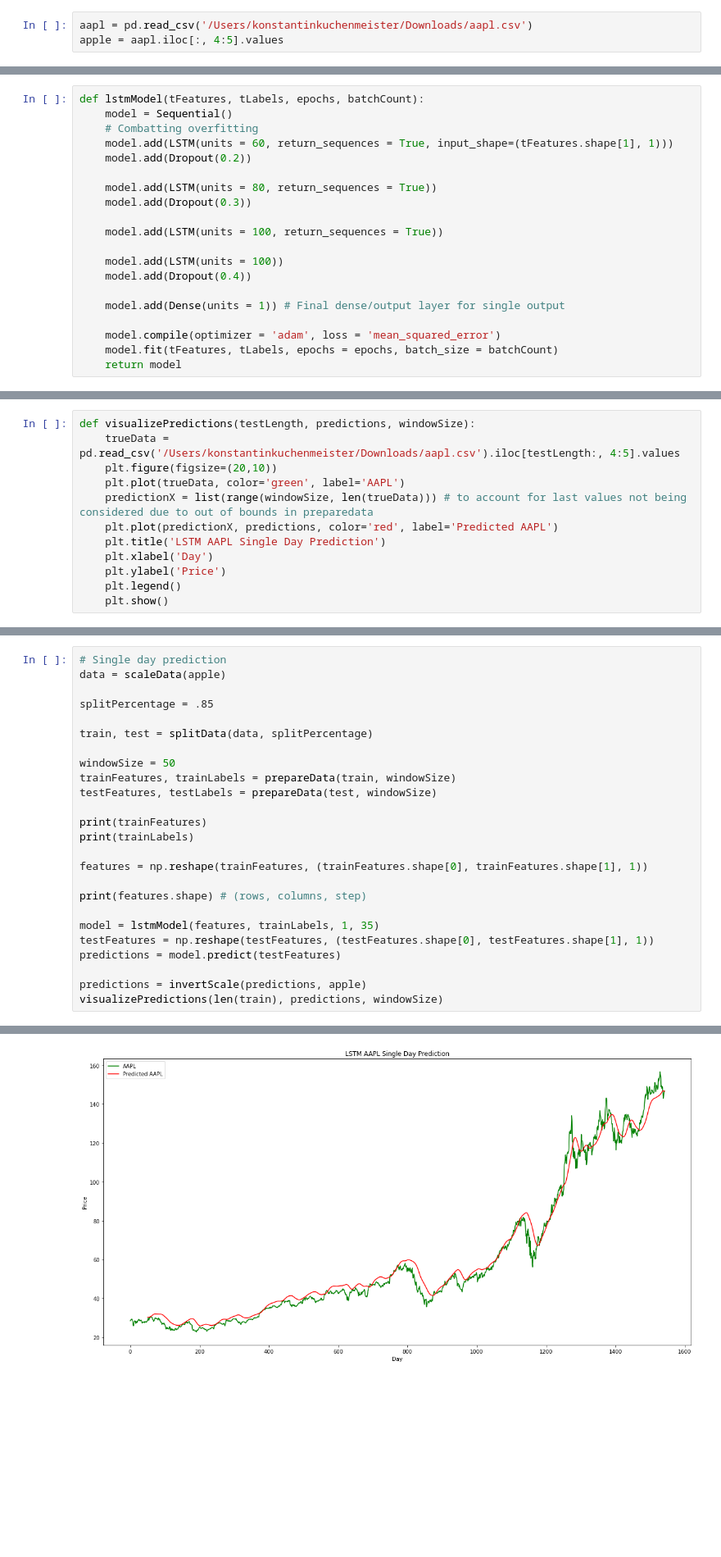
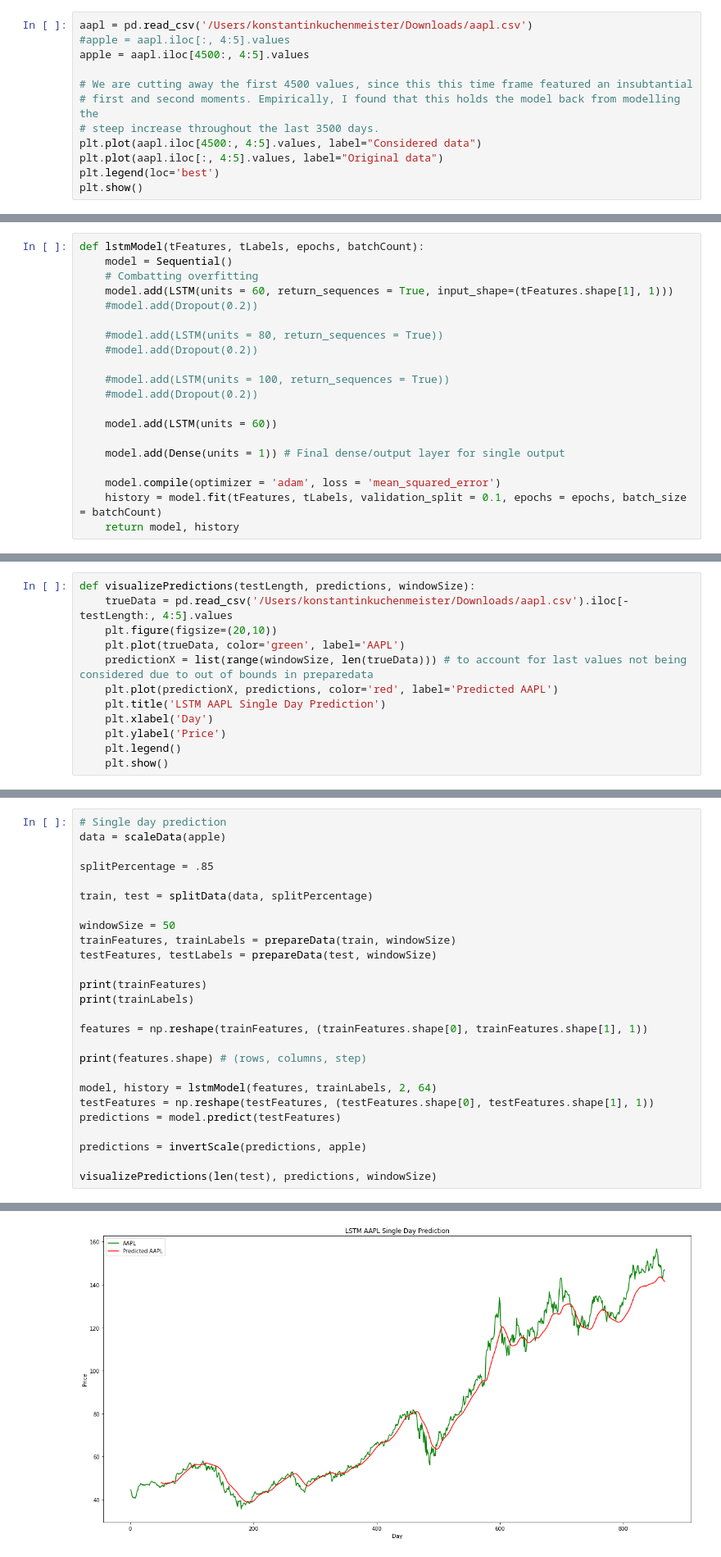
Before and after one commit to KonstantinQuant/forecasting-closing-lstm, a Jupyter notebook: project1.ipynb, the cells around one changed output, grey strips where cells are left out. Shown at 82% size. Saved outputs shown, nothing was run; the diff lists cells and outputs as text; blank space fills up the shorter version.

```diff
--- a/project1.ipynb
+++ b/project1.ipynb
@@ -12,4 +12,13 @@ from sklearn.metrics import mean_squared_error
 from keras.layers import Dropout
 # %%
 aapl = pd.read_csv('/Users/konstantinkuchenmeister/Downloads/aapl.csv')
-apple = aapl.iloc[:, 4:5].values
+#apple = aapl.iloc[:, 4:5].values
+apple = aapl.iloc[4500:, 4:5].values
+
+# We are cutting away the first 4500 values, since this this time frame featured an insubtantial
+# first and second moments. Empirically, I found that this holds the model back from modelling the
+# steep increase throughout the last 3500 days.
+plt.plot(aapl.iloc[4500:, 4:5].values, label="Considered data")
+plt.plot(aapl.iloc[:, 4:5].values, label="Original data")
+plt.legend(loc='best')
+plt.show()
@@ -43,21 +54,21 @@ def lstmModel(tFeatures, tLabels, epochs, batchCount):
     model = Sequential()
     # Combatting overfitting
     model.add(LSTM(units = 60, return_sequences = True, input_shape=(tFeatures.shape[1], 1)))
-    model.add(Dropout(0.2))
+    #model.add(Dropout(0.2))
 
-    model.add(LSTM(units = 80, return_sequences = True))
-    model.add(Dropout(0.3))
+    #model.add(LSTM(units = 80, return_sequences = True))
+    #model.add(Dropout(0.2))
 
-    model.add(LSTM(units = 100, return_sequences = True))
+    #model.add(LSTM(units = 100, return_sequences = True))
+    #model.add(Dropout(0.2))
 
-    model.add(LSTM(units = 100))
-    model.add(Dropout(0.4))
+    model.add(LSTM(units = 60))
 
     model.add(Dense(units = 1)) # Final dense/output layer for single output
 
     model.compile(optimizer = 'adam', loss = 'mean_squared_error')
-    model.fit(tFeatures, tLabels, epochs = epochs, batch_size = batchCount)
-    return model
+    history = model.fit(tFeatures, tLabels, validation_split = 0.1, epochs = epochs, batch_size = batchCount)
+    return model, history
 # %%
 def invertScale(forecasts, series):
     scaler = MinMaxScaler(feature_range=(0, 1))
@@ -66,7 +77,7 @@ def invertScale(forecasts, series):
     return forecasts_scaled
 # %%
 def visualizePredictions(testLength, predictions, windowSize):
-    trueData = pd.read_csv('/Users/konstantinkuchenmeister/Downloads/aapl.csv').iloc[testLength:, 4:5].values
+    trueData = pd.read_csv('/Users/konstantinkuchenmeister/Downloads/aapl.csv').iloc[-testLength:, 4:5].values
     plt.figure(figsize=(20,10))
     plt.plot(trueData, color='green', label='AAPL')
     predictionX = list(range(windowSize, len(trueData))) # to account for last values not being considered due to out of bounds in preparedata
@@ -131,11 +183,12 @@ features = np.reshape(trainFeatures, (trainFeatures.shape[0], trainFeatures.shap
 
 print(features.shape) # (rows, columns, step)
 
-model = lstmModel(features, trainLabels, 1, 35)
+model, history = lstmModel(features, trainLabels, 2, 64)
 testFeatures = np.reshape(testFeatures, (testFeatures.shape[0], testFeatures.shape[1], 1))
 predictions = model.predict(testFeatures)
 
 predictions = invertScale(predictions, apple)
-visualizePredictions(len(train), predictions, windowSize)
+
+visualizePredictions(len(test), predictions, windowSize)
 # %% [output]
 Data was successfully scaled.
@@ -153,2 +209,2 @@ Data was successfully split from 10284 into Train: 8741 Test: 1543
-[figure, old version]
+[figure, new version]
 # %%
```
Also changed, not shown: parts of 11 cells of this notebook.
